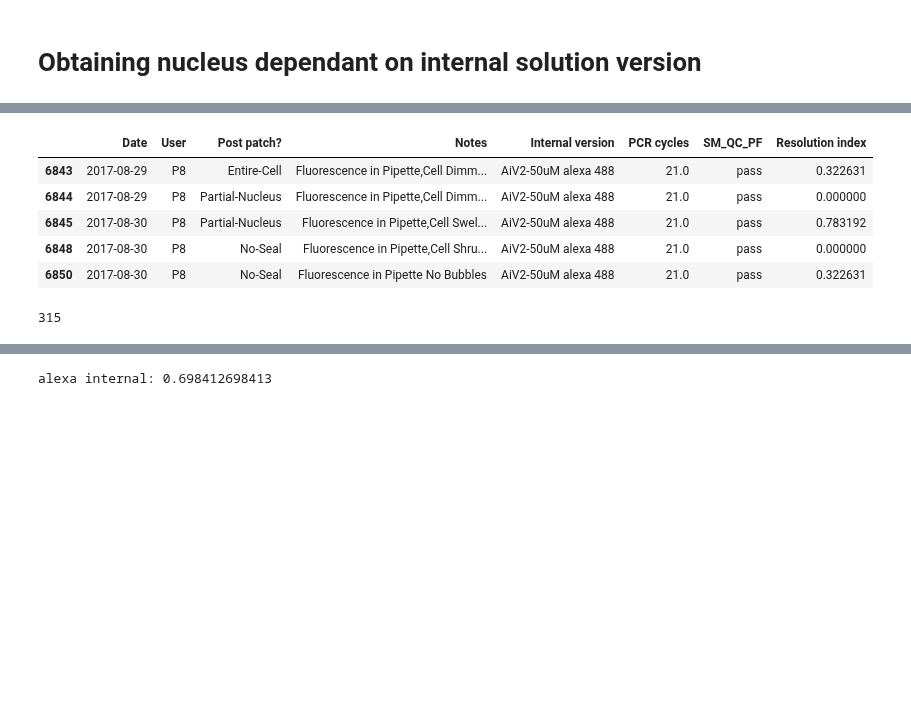
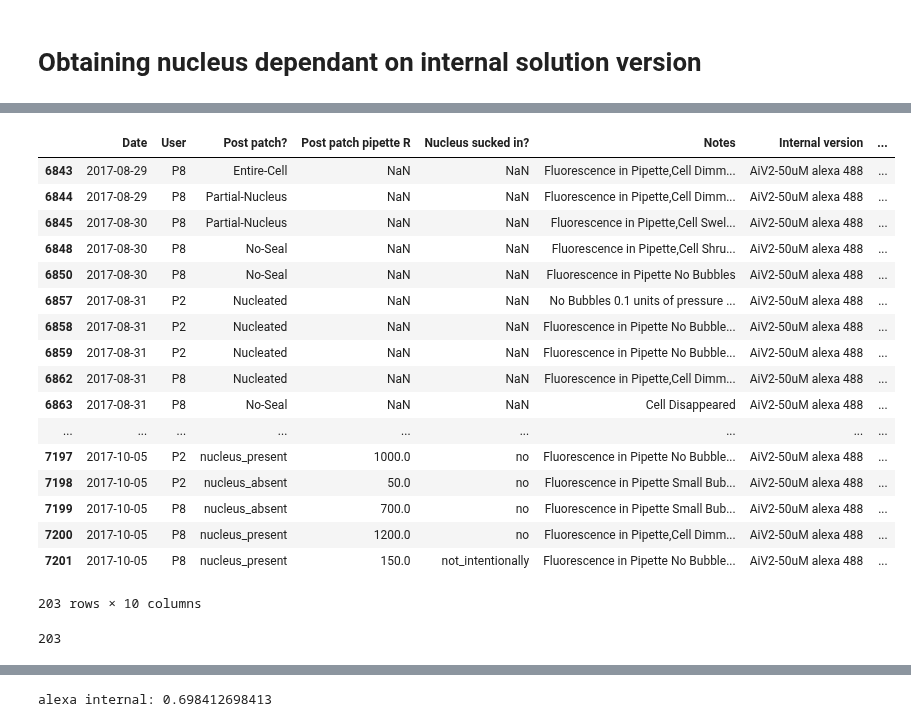
Before and after one commit to ru57y34nn/patchseq_gdoc_analysis, a Jupyter notebook: Post_patch_analysis.ipynb, the cells around one changed output, grey strips where cells are left out. Cells and saved outputs as stored; diff of their text form; code cells hidden in the pictures; blank space fills up the shorter version.

Commit message:
limited internal solution comparison to only users P2 and P8

```diff
--- a/Post_patch_analysis.ipynb
+++ b/Post_patch_analysis.ipynb
@@ -21,5 +13,5 @@ ps.head()
 # %%
-ps = ps[["Date", "User", "Post patch?", "Notes","Internal version", "PCR cycles", "SM_QC_PF", "Resolution index", "Bad dates"]]
+ps = ps[["Date", "User", "Post patch?", "Post patch pipette R", "Nucleus sucked in?", "Notes","Internal version", "PCR cycles", "SM_QC_PF", "Resolution index", "Bad dates"]]
 #ps.dropna(subset = ["SM_QC_PF", "Post patch?"], inplace = True)
 ps.dropna(subset = ["Post patch?"], inplace = True)
 ps["User"] = ps["User"].astype("category")
@@ -206,18 +199,31 @@ total_standard_internal
 # %%
 alexa_internal = ps[ps["Internal version"] == "AiV2-50uM alexa 488"]
-alexa_internal.head()
+alexa_internal = alexa_internal[(alexa_internal["User"] == "P2") | (alexa_internal["User"] == "P8")]
+alexa_internal
 # %% [output]
-|  | Date | User | Post patch? | Notes | Internal version | PCR cycles | SM_QC_PF | Resolution index |
-| 6843 | 2017-08-29 | P8 | Entire-Cell | Fluorescence in Pipette,Cell Dimm... | AiV2-50uM alexa 488 | 21.0 | pass | 0.322631 |
-| 6844 | 2017-08-29 | P8 | Partial-Nucleus | Fluorescence in Pipette,Cell Dimm... | AiV2-50uM alexa 488 | 21.0 | pass | 0.000000 |
-| 6845 | 2017-08-30 | P8 | Partial-Nucleus | Fluorescence in Pipette,Cell Swel... | AiV2-50uM alexa 488 | 21.0 | pass | 0.783192 |
-| 6848 | 2017-08-30 | P8 | No-Seal | Fluorescence in Pipette,Cell Shru... | AiV2-50uM alexa 488 | 21.0 | pass | 0.000000 |
-| 6850 | 2017-08-30 | P8 | No-Seal | Fluorescence in Pipette No Bubbles | AiV2-50uM alexa 488 | 21.0 | pass | 0.322631 |
+|  | Date | User | Post patch? | Post patch pipette R | Nucleus sucked in? | Notes | Internal version | ... |
+| 6843 | 2017-08-29 | P8 | Entire-Cell | NaN | NaN | Fluorescence in Pipette,Cell Dimm... | AiV2-50uM alexa 488 | ... |
+| 6844 | 2017-08-29 | P8 | Partial-Nucleus | NaN | NaN | Fluorescence in Pipette,Cell Dimm... | AiV2-50uM alexa 488 | ... |
+| 6845 | 2017-08-30 | P8 | Partial-Nucleus | NaN | NaN | Fluorescence in Pipette,Cell Swel... | AiV2-50uM alexa 488 | ... |
+| 6848 | 2017-08-30 | P8 | No-Seal | NaN | NaN | Fluorescence in Pipette,Cell Shru... | AiV2-50uM alexa 488 | ... |
+| 6850 | 2017-08-30 | P8 | No-Seal | NaN | NaN | Fluorescence in Pipette No Bubbles | AiV2-50uM alexa 488 | ... |
+| 6857 | 2017-08-31 | P2 | Nucleated | NaN | NaN | No Bubbles 0.1 units of pressure ... | AiV2-50uM alexa 488 | ... |
+| 6858 | 2017-08-31 | P2 | Nucleated | NaN | NaN | Fluorescence in Pipette No Bubble... | AiV2-50uM alexa 488 | ... |
+| 6859 | 2017-08-31 | P2 | Nucleated | NaN | NaN | Fluorescence in Pipette No Bubble... | AiV2-50uM alexa 488 | ... |
+| 6862 | 2017-08-31 | P8 | Nucleated | NaN | NaN | Fluorescence in Pipette,Cell Dimm... | AiV2-50uM alexa 488 | ... |
+| 6863 | 2017-08-31 | P8 | No-Seal | NaN | NaN | Cell Disappeared | AiV2-50uM alexa 488 | ... |
+| ... | ... | ... | ... | ... | ... | ... | ... | ... |
+| 7197 | 2017-10-05 | P2 | nucleus_present | 1000.0 | no | Fluorescence in Pipette No Bubble... | AiV2-50uM alexa 488 | ... |
+| 7198 | 2017-10-05 | P2 | nucleus_absent | 50.0 | no | Fluorescence in Pipette Small Bub... | AiV2-50uM alexa 488 | ... |
+| 7199 | 2017-10-05 | P8 | nucleus_absent | 700.0 | no | Fluorescence in Pipette Small Bub... | AiV2-50uM alexa 488 | ... |
+| 7200 | 2017-10-05 | P8 | nucleus_present | 1200.0 | no | Fluorescence in Pipette,Cell Dimm... | AiV2-50uM alexa 488 | ... |
+| 7201 | 2017-10-05 | P8 | nucleus_present | 150.0 | not_intentionally | Fluorescence in Pipette No Bubble... | AiV2-50uM alexa 488 | ... |
+203 rows × 10 columns
 # %%
 total_alexa_internal = alexa_internal["Post patch?"].count()
 total_alexa_internal
 # %% [output]
-315
+203
 # %%
 standard_internal_nuc = standard_internal[(standard_internal["Post patch?"] == "Nucleated") | (standard_internal["Post patch?"] == "Partial-Nucleus") | (standard_internal["Post patch?"] == "nucleus_present")|(standard_internal["Post patch?"] == "nucleus_visible")]
 standard_internal_nuc
```
Also changed, not shown: parts of 6 cells of this notebook, 1 other file.
